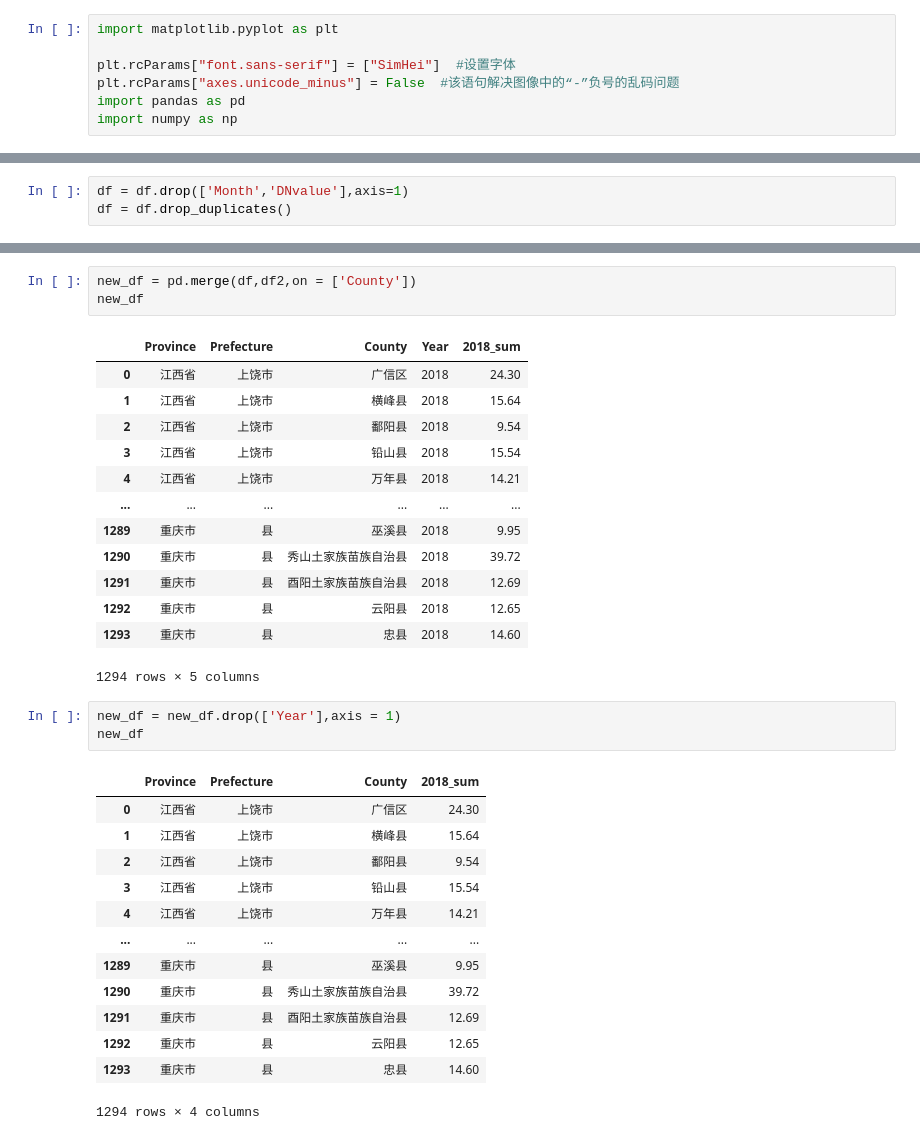
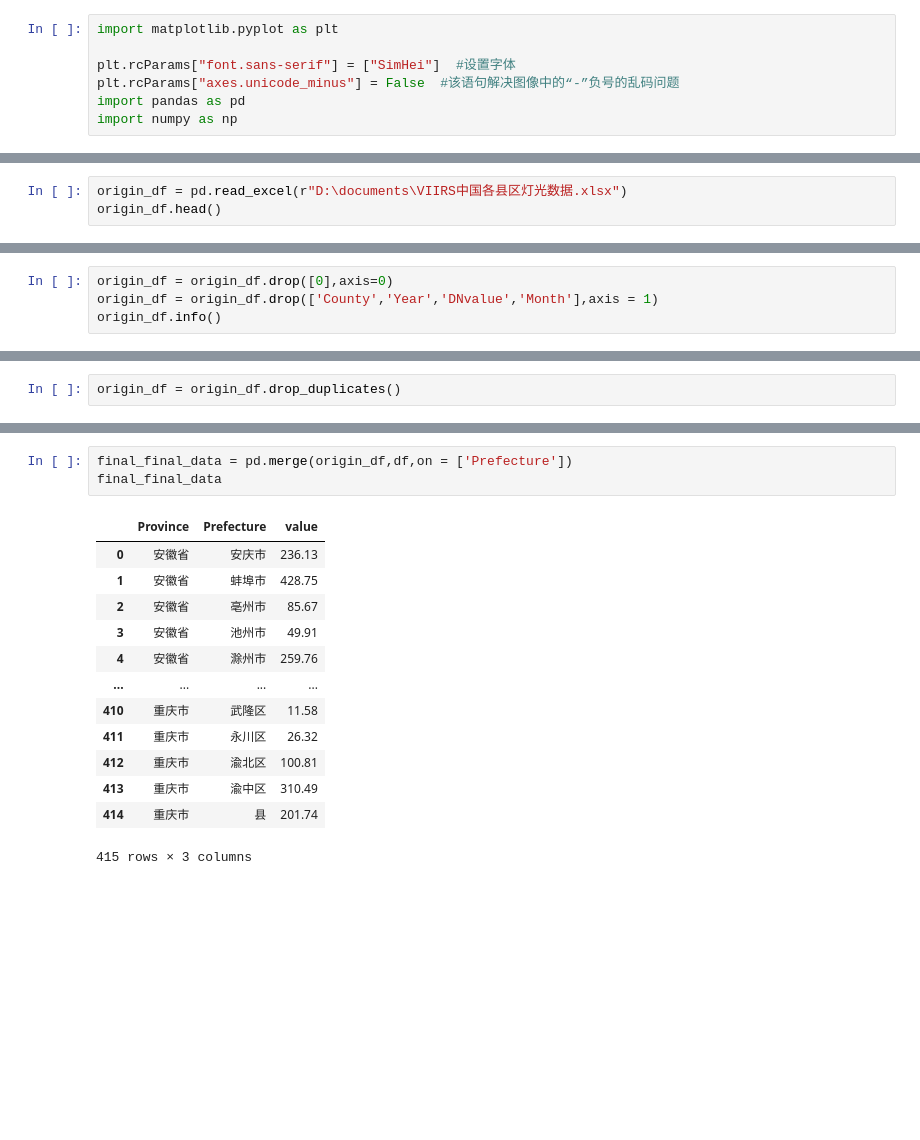
Before and after one commit to moonchildink/machine_learning, a Jupyter notebook: 0217.ipynb, the cells around one changed output, grey strips where cells are left out. Drawn from its saved outputs; the diff is of its cells as text; blank space fills up the shorter version.

```diff
--- a/0217.ipynb
+++ b/0217.ipynb
@@ -131,3 +287,0 @@ df
-# %%
-df = df.drop(['Month','DNvalue'],axis=1)
-df = df.drop_duplicates()
@@ -154,0 +301,3 @@ df
+# %%
+origin_df = pd.read_excel(r"D:\documents\VIIRS中国各县区灯光数据.xlsx")
+origin_df.head()
@@ -154,0 +311,4 @@ df
+# %%
+origin_df = origin_df.drop([0],axis=0)
+origin_df = origin_df.drop(['County','Year','DNvalue','Month'],axis = 1)
+origin_df.info()
@@ -154,0 +325,2 @@ df
+# %%
+origin_df = origin_df.drop_duplicates()
@@ -155,34 +343,17 @@ df
 # %%
-new_df = pd.merge(df,df2,on = ['County'])
-new_df
+final_final_data = pd.merge(origin_df,df,on = ['Prefecture'])
+final_final_data
 # %% [output]
-|  | Province | Prefecture | County | Year | 2018_sum |
-| 0 | 江西省 | 上饶市 | 广信区 | 2018 | 24.30 |
-| 1 | 江西省 | 上饶市 | 横峰县 | 2018 | 15.64 |
-| 2 | 江西省 | 上饶市 | 鄱阳县 | 2018 | 9.54 |
-| 3 | 江西省 | 上饶市 | 铅山县 | 2018 | 15.54 |
-| 4 | 江西省 | 上饶市 | 万年县 | 2018 | 14.21 |
-| ... | ... | ... | ... | ... | ... |
-| 1289 | 重庆市 | 县 | 巫溪县 | 2018 | 9.95 |
-| 1290 | 重庆市 | 县 | 秀山土家族苗族自治县 | 2018 | 39.72 |
-| 1291 | 重庆市 | 县 | 酉阳土家族苗族自治县 | 2018 | 12.69 |
-| 1292 | 重庆市 | 县 | 云阳县 | 2018 | 12.65 |
-| 1293 | 重庆市 | 县 | 忠县 | 2018 | 14.60 |
+|  | Province | Prefecture | value |
+| 0 | 安徽省 | 安庆市 | 236.13 |
+| 1 | 安徽省 | 蚌埠市 | 428.75 |
+| 2 | 安徽省 | 亳州市 | 85.67 |
+| 3 | 安徽省 | 池州市 | 49.91 |
+| 4 | 安徽省 | 滁州市 | 259.76 |
+| ... | ... | ... | ... |
+| 410 | 重庆市 | 武隆区 | 11.58 |
+| 411 | 重庆市 | 永川区 | 26.32 |
+| 412 | 重庆市 | 渝北区 | 100.81 |
+| 413 | 重庆市 | 渝中区 | 310.49 |
+| 414 | 重庆市 | 县 | 201.74 |
-1294 rows × 5 columns
+415 rows × 3 columns
-# %%
-new_df = new_df.drop(['Year'],axis = 1)
-new_df
-# %% [output]
-|  | Province | Prefecture | County | 2018_sum |
-| 0 | 江西省 | 上饶市 | 广信区 | 24.30 |
-| 1 | 江西省 | 上饶市 | 横峰县 | 15.64 |
-| 2 | 江西省 | 上饶市 | 鄱阳县 | 9.54 |
-| 3 | 江西省 | 上饶市 | 铅山县 | 15.54 |
-| 4 | 江西省 | 上饶市 | 万年县 | 14.21 |
-| ... | ... | ... | ... | ... |
-| 1289 | 重庆市 | 县 | 巫溪县 | 9.95 |
-| 1290 | 重庆市 | 县 | 秀山土家族苗族自治县 | 39.72 |
-| 1291 | 重庆市 | 县 | 酉阳土家族苗族自治县 | 12.69 |
-| 1292 | 重庆市 | 县 | 云阳县 | 12.65 |
-| 1293 | 重庆市 | 县 | 忠县 | 14.60 |
-1294 rows × 4 columns
```
Also changed, not shown: parts of 37 cells of this notebook, 3 other files.
